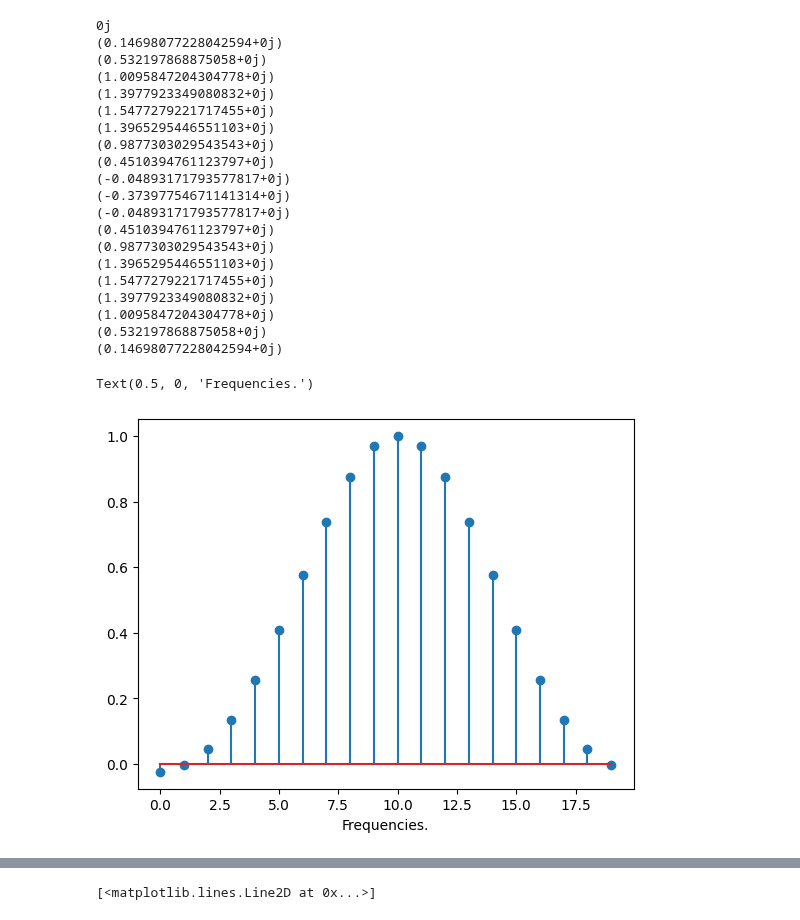
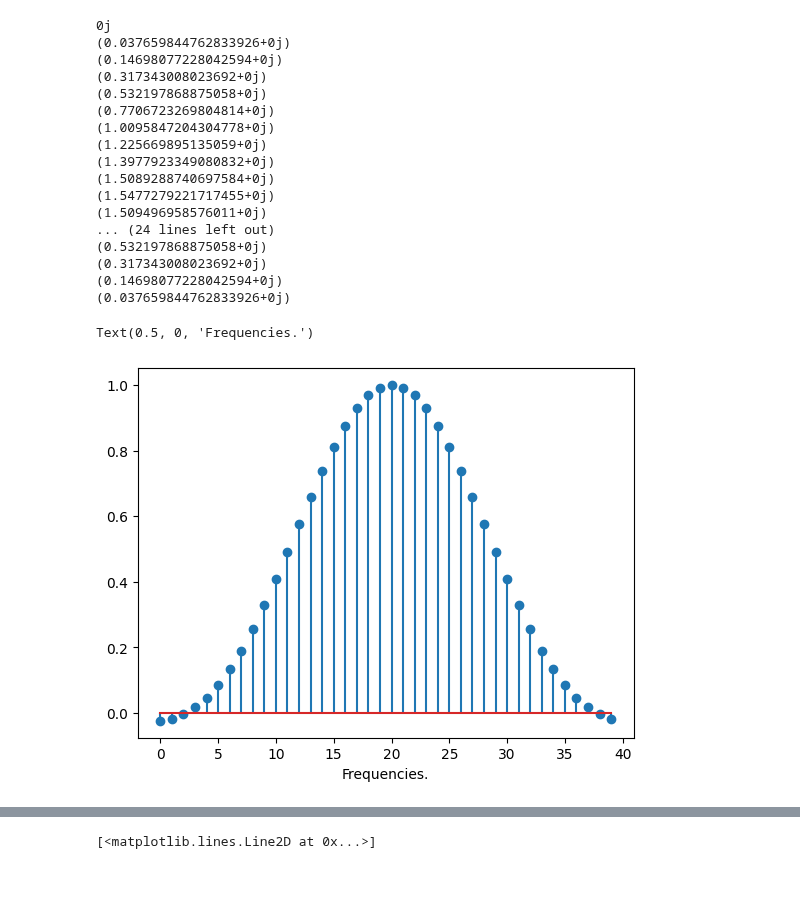
Before and after one commit to DylanReidRamelli/Bachelor-Project-2023, a Jupyter notebook: notebook/filter.ipynb, the cells around one changed output, grey strips where cells are left out. Cells and saved outputs as stored; diff of their text form; code cells hidden in the pictures; blank space fills up the shorter version.

```diff
--- a/notebook/filter.ipynb
+++ b/notebook/filter.ipynb
@@ -7,7 +7,7 @@ import math as m
 def wavenum(i, N) : return (i + N // 2) % N - N // 2
 # %%
 # Create filter.
-filter_size = 20
+filter_size = 40
 
 M = 3/2
 H = np.zeros(filter_size, dtype=complex)
@@ -19,46 +19,43 @@ for i in range(filter_size):
     #G_b, integral from -M to M of cos(t*pi/M) e^(-iwt)
     if (m.isclose(a, np.pi/M)):
         H[i] = M
     elif (m.isclose(a, -np.pi/M)):
         H[i] = M
     else:
         H[i] += -(2 * M**2 * a * np.sin(M * a))/(M**2 * a**2 - np.pi**2)
 
     print(H[i])
     # G_a, integral from -M to M of e^(-iwt)
     if a != 0:
         H[i] += 2 * np.sin(M * a) / a
     else:
         H[i] = 2 * M
 
 
 H /= 2.0 * M
 
 plt.stem(np.arange(filter_size),  np.fft.fftshift(H).real)
 plt.xlabel("Frequencies.")
 # %% [output]
 0j
+(0.037659844762833926+0j)
 (0.14698077228042594+0j)
+(0.317343008023692+0j)
 (0.532197868875058+0j)
+(0.7706723269804814+0j)
 (1.0095847204304778+0j)
+(1.225669895135059+0j)
 (1.3977923349080832+0j)
+(1.5089288740697584+0j)
 (1.5477279221717455+0j)
-(1.3965295446551103+0j)
-(0.9877303029543543+0j)
-(0.4510394761123797+0j)
-(-0.04893171793577817+0j)
-(-0.37397754671141314+0j)
-(-0.04893171793577817+0j)
-(0.4510394761123797+0j)
-(0.9877303029543543+0j)
-(1.3965295446551103+0j)
-(1.5477279221717455+0j)
-(1.3977923349080832+0j)
-(1.0095847204304778+0j)
+(1.509496958576011+0j)
+... (24 lines left out)
 (0.532197868875058+0j)
+(0.317343008023692+0j)
 (0.14698077228042594+0j)
+(0.037659844762833926+0j)
 Text(0.5, 0, 'Frequencies.')
-[figure, old version]
+[figure, new version]
 # %%
 # Inverse Fourier Transform of the filter, fftshifted. TIME DOMAIN
 h = np.fft.ifft(H)
```
Also changed, not shown: parts of 6 cells of this notebook, 11 other files.
